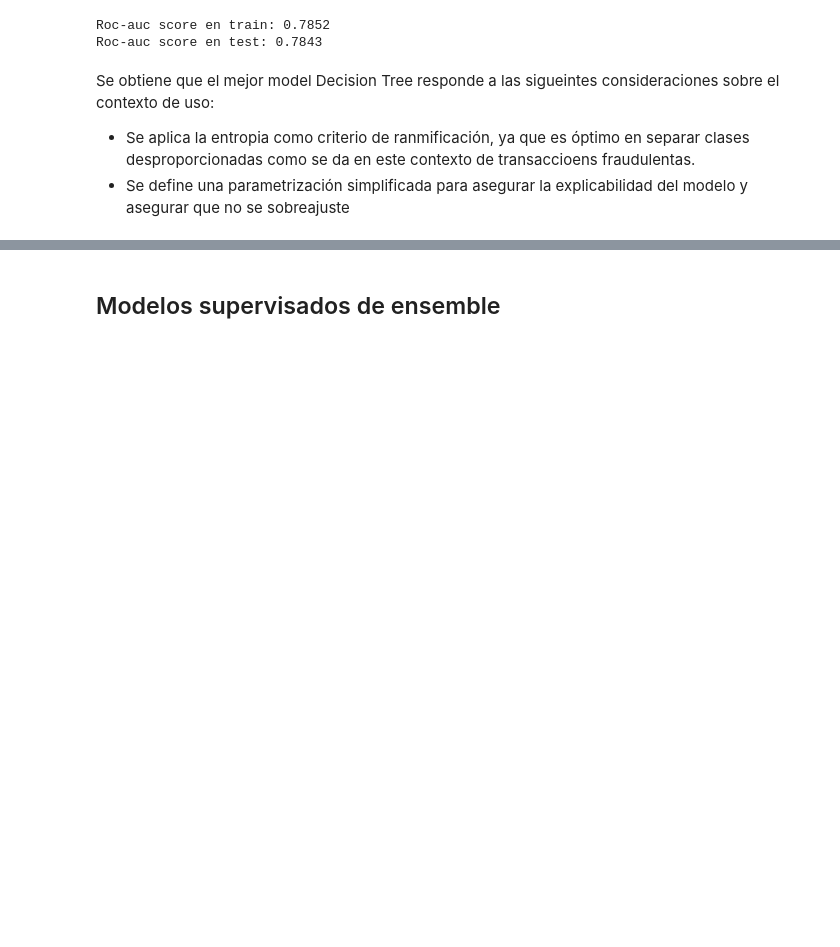
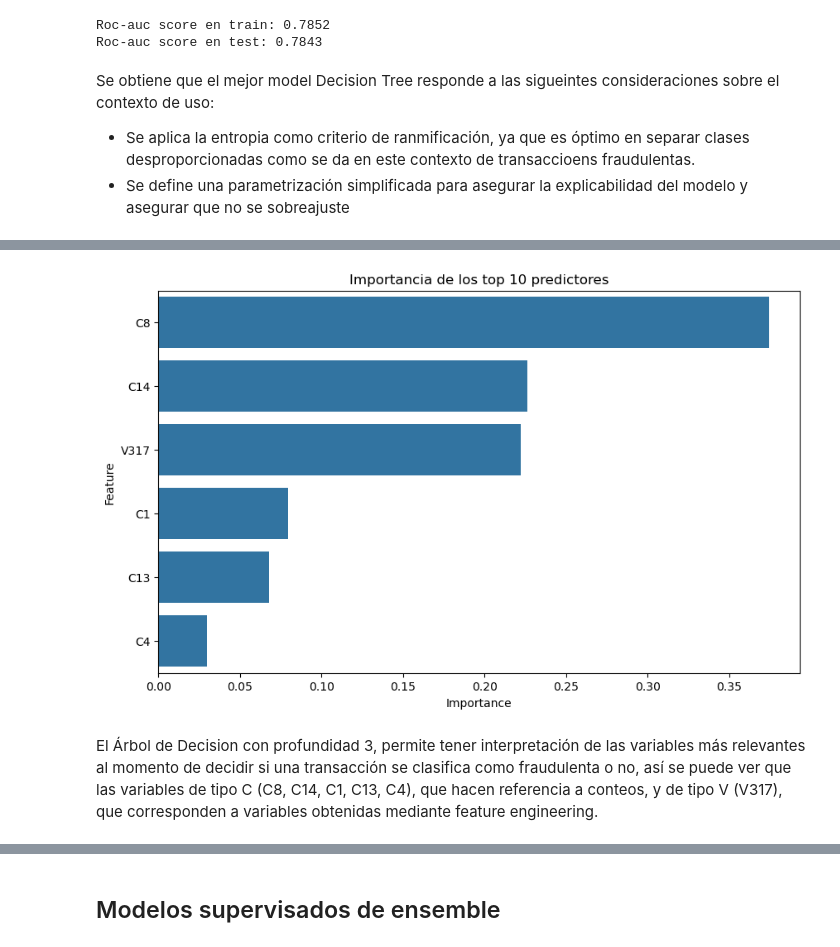
Before and after one commit to RenzoCar1997/trabajo-ensembles, a Jupyter notebook: fraudDetection_student.ipynb, the cells around one changed output, grey strips where cells are left out. Drawn from its saved outputs; the diff is of its cells as text; code cells hidden in the pictures; blank space fills up the shorter version.

```diff
--- a/fraudDetection_student.ipynb
+++ b/fraudDetection_student.ipynb
@@ -552,3 +559,22 @@ plt.show()
+# %%
+# DataFrame con la importancia de las varaibles
+importance_df = pd.DataFrame({'Feature': X_train.columns ,'Importance': dtree.feature_importances_})
+
+# Selección de las n variables más importantes
+importance_df_top = importance_df.nlargest(6, 'Importance')
+
+# Orden de las varaibles por importancia
+importance_df_filtered = importance_df_top.sort_values(by='Importance', ascending=False)
+
+# Gráfico
+plt.figure(figsize=(10, 6))
+sns.barplot(x='Importance', y='Feature', data=importance_df_filtered)
+plt.title('Importancia de los top 10 predictores')
+plt.show()
+# %% [output]
+[figure, added]
+# %% [markdown]
+El Árbol de Decision con profundidad 3, permite tener interpretación de las variables más relevantes al momento de decidir si una transacción se clasifica como fraudulenta o no, así se puede ver que las variables de tipo C (C8, C14, C1, C13, C4), que hacen referencia a conteos, y de tipo V (V317), que corresponden a variables obtenidas mediante feature engineering.
 # %%
 #  Curva ROC
 auc_curve_dt = plot_roc_curve(y_test, y_probs_test)
```
Also changed, not shown: parts of 34 cells of this notebook.
